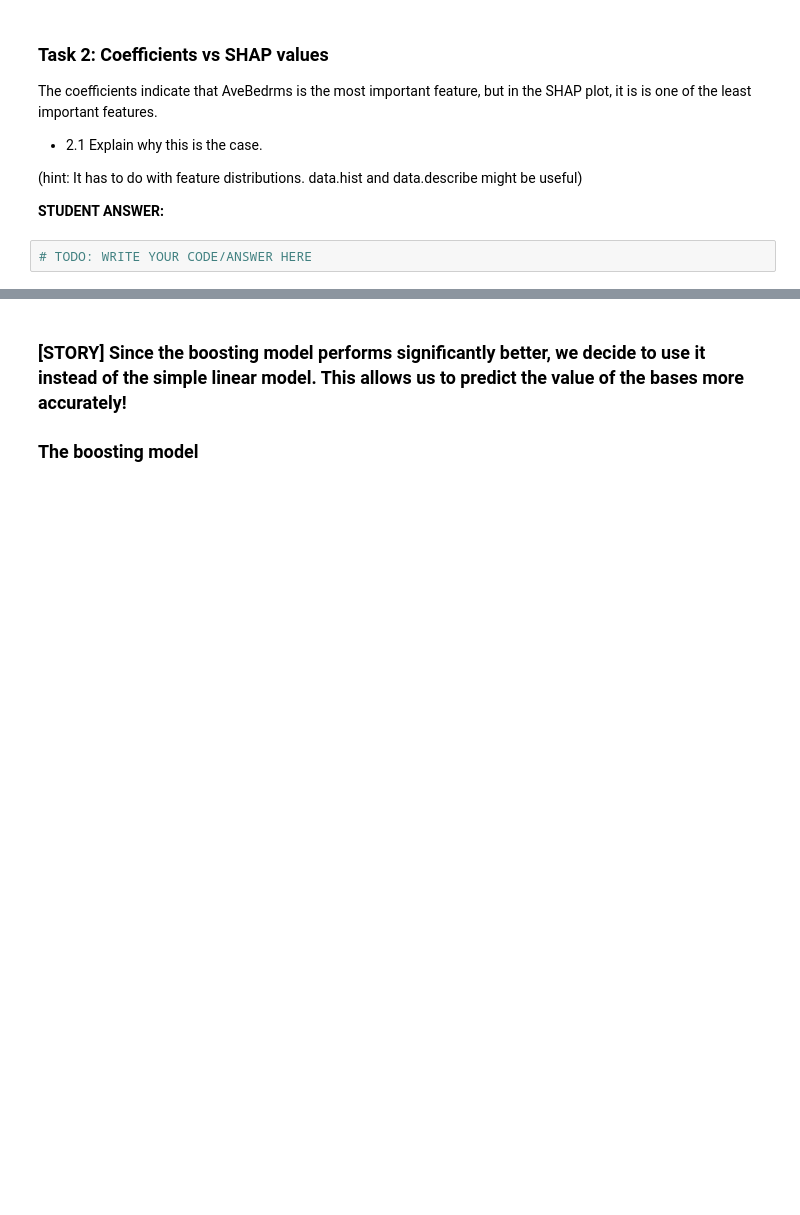
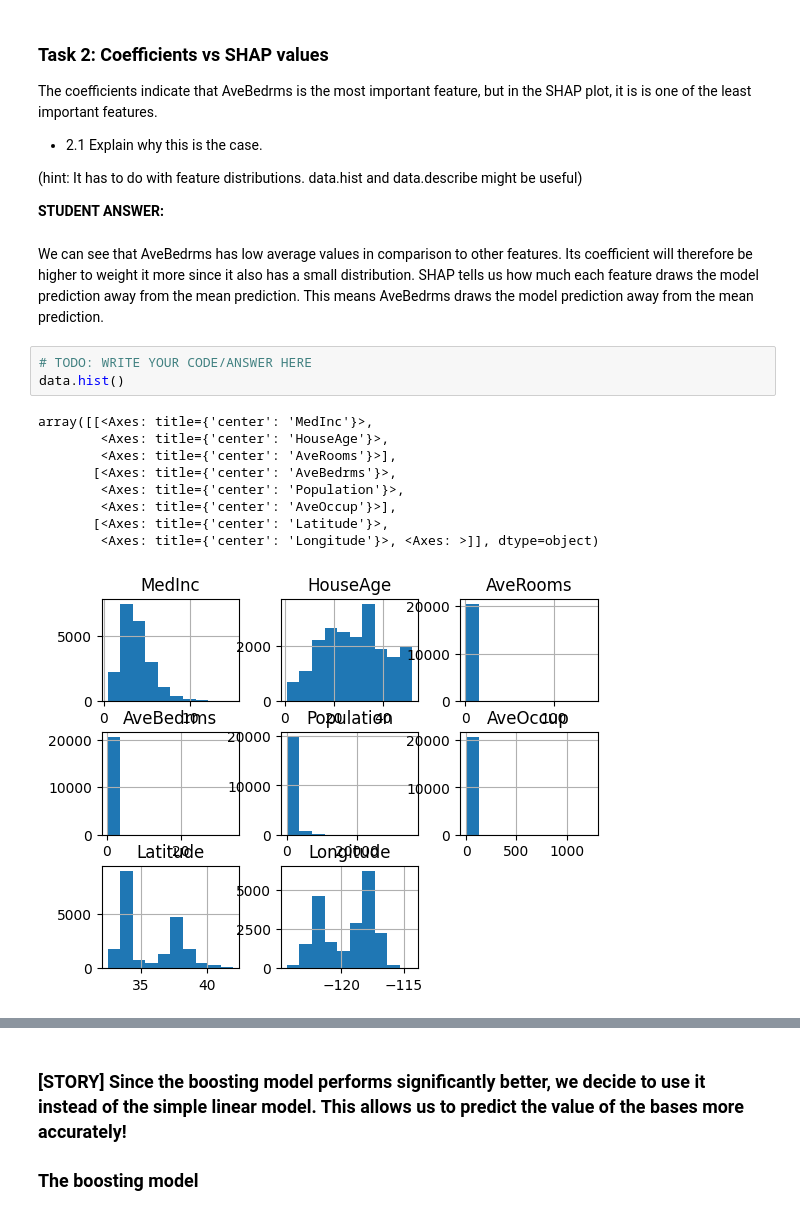
Before and after one commit to Ksund02/Machine-Learning-Project, a Jupyter notebook: Assignment3/Project3_XAI.ipynb, the cells around one changed output, grey strips where cells are left out. Cells and saved outputs as stored; diff of their text form; blank space fills up the shorter version.

```diff
--- a/Assignment3/Project3_XAI.ipynb
+++ b/Assignment3/Project3_XAI.ipynb
@@ -139,5 +139,18 @@ The coefficients indicate that AveBedrms is the most important feature, but in t
 (hint: It has to do with feature distributions. data.hist and data.describe might be useful)
 
 **STUDENT ANSWER:**
+# %% [markdown]
+We can see that AveBedrms has low average values in comparison to other features. Its coefficient will therefore be higher to weight it more since it also has a small distribution. SHAP tells us how much each feature draws the model prediction away from the mean prediction. This means AveBedrms draws the model prediction away from the mean prediction.
 # %%
 # TODO: WRITE YOUR CODE/ANSWER HERE
+data.hist()
+# %% [output]
+array([[<Axes: title={'center': 'MedInc'}>,
+        <Axes: title={'center': 'HouseAge'}>,
+        <Axes: title={'center': 'AveRooms'}>],
+       [<Axes: title={'center': 'AveBedrms'}>,
+        <Axes: title={'center': 'Population'}>,
+        <Axes: title={'center': 'AveOccup'}>],
+       [<Axes: title={'center': 'Latitude'}>,
+        <Axes: title={'center': 'Longitude'}>, <Axes: >]], dtype=object)
+[figure, added]
```
Also changed, not shown: parts of 8 cells of this notebook.
